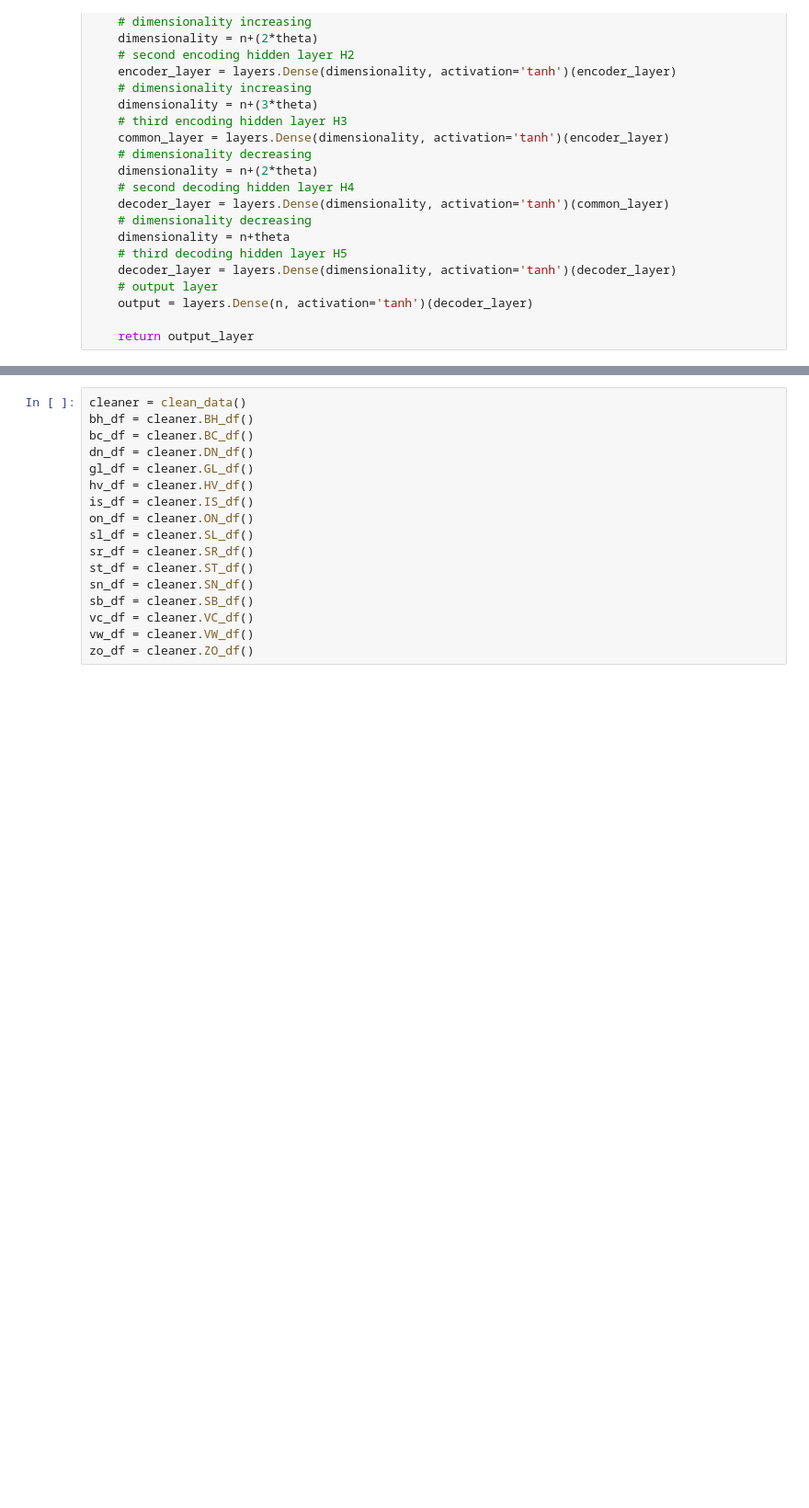
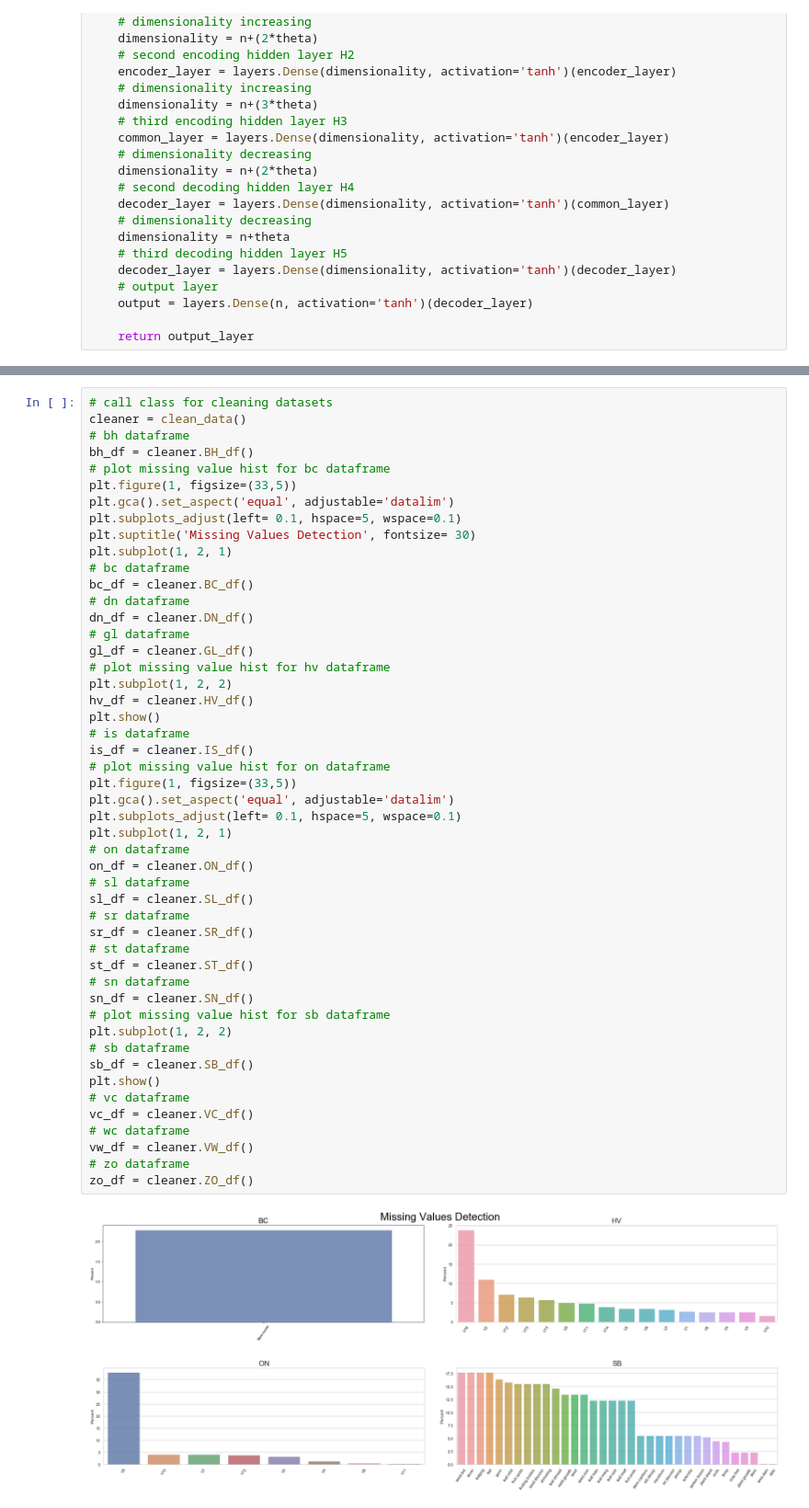
Before and after one commit to LivLilli/MIDA, a Jupyter notebook: project.ipynb, the cells around one changed output, grey strips where cells are left out. Shown at 92% size. Cells and saved outputs as stored; diff of their text form; blank space fills up the shorter version.

```diff
--- a/project.ipynb
+++ b/project.ipynb
@@ -248,23 +350,58 @@ class clean_data(object):
         # drop type column
         df.drop("type", axis = 1, inplace = True)
         return df
-# %%
-cleaner = clean_data()
-bh_df = cleaner.BH_df()
-bc_df = cleaner.BC_df()
-dn_df = cleaner.DN_df()
-gl_df = cleaner.GL_df()
-hv_df = cleaner.HV_df()
-is_df = cleaner.IS_df()
-on_df = cleaner.ON_df()
-sl_df = cleaner.SL_df()
-sr_df = cleaner.SR_df()
-st_df = cleaner.ST_df()
-sn_df = cleaner.SN_df()
-sb_df = cleaner.SB_df()
-vc_df = cleaner.VC_df()
-vw_df = cleaner.VW_df()
-zo_df = cleaner.ZO_df()
+# %%
+# call class for cleaning datasets
+cleaner = clean_data()
+# bh dataframe
+bh_df = cleaner.BH_df()
+# plot missing value hist for bc dataframe
+plt.figure(1, figsize=(33,5))
+plt.gca().set_aspect('equal', adjustable='datalim')
+plt.subplots_adjust(left= 0.1, hspace=5, wspace=0.1)
+plt.suptitle('Missing Values Detection', fontsize= 30)
+plt.subplot(1, 2, 1)
+# bc dataframe
+bc_df = cleaner.BC_df()
+# dn dataframe
+dn_df = cleaner.DN_df()
+# gl dataframe
+gl_df = cleaner.GL_df()
+# plot missing value hist for hv dataframe
+plt.subplot(1, 2, 2)
+hv_df = cleaner.HV_df()
+plt.show()
+# is dataframe
+is_df = cleaner.IS_df()
+# plot missing value hist for on dataframe
+plt.figure(1, figsize=(33,5))
+plt.gca().set_aspect('equal', adjustable='datalim')
+plt.subplots_adjust(left= 0.1, hspace=5, wspace=0.1)
+plt.subplot(1, 2, 1)
+# on dataframe
+on_df = cleaner.ON_df()
+# sl dataframe
+sl_df = cleaner.SL_df()
+# sr dataframe
+sr_df = cleaner.SR_df()
+# st dataframe
+st_df = cleaner.ST_df()
+# sn dataframe
+sn_df = cleaner.SN_df()
+# plot missing value hist for sb dataframe
+plt.subplot(1, 2, 2)
+# sb dataframe
+sb_df = cleaner.SB_df()
+plt.show()
+# vc dataframe
+vc_df = cleaner.VC_df()
+# wc dataframe
+vw_df = cleaner.VW_df()
+# zo dataframe
+zo_df = cleaner.ZO_df()
+# %% [output]
+[figure, added]
+[figure, added]
 # %%
 class missingness(object):
 
```
Also changed, not shown: parts of 2 cells of this notebook.
